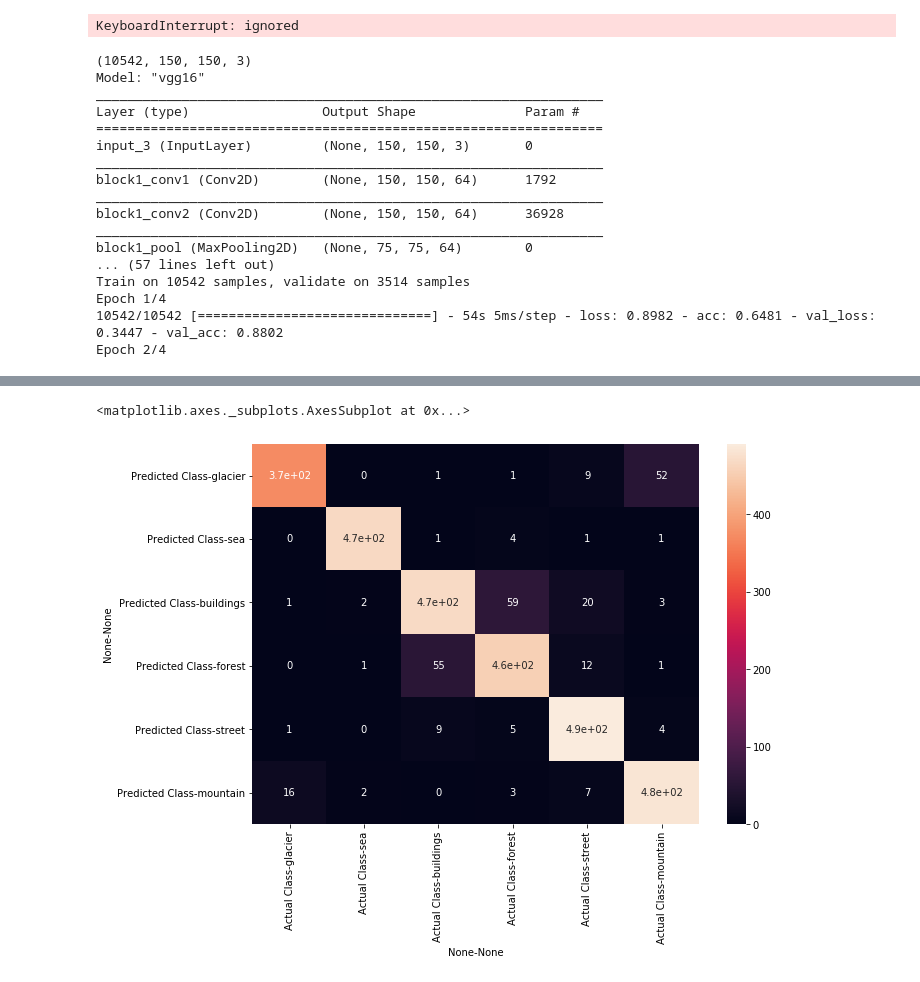
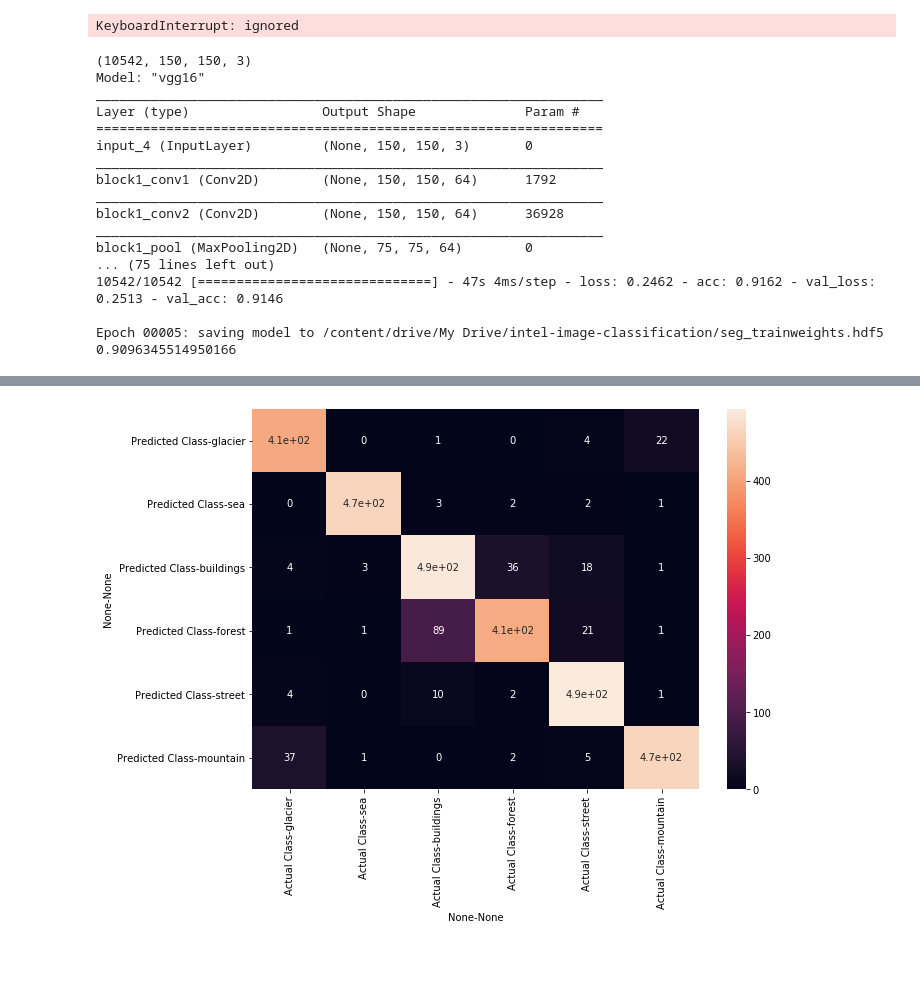
Before and after one commit to MilimaBwana/Intel-Image-Classification, a Jupyter notebook: intelModel.ipynb, the cells around one changed output, grey strips where cells are left out. Cells and saved outputs as stored; diff of their text form; code cells hidden in the pictures.

Commit message:
Update model

```diff
--- a/intelModel.ipynb
+++ b/intelModel.ipynb
@@ -230,9 +230,11 @@ def build_model():
     model.add(Dropout(0.5))
     '''
     # >90 % Acc with 2048, 0.4, 512, 0.4
-    model.add(Dense(1024, activation= 'relu'))
-    model.add(Dropout(0.3))
-    model.add(Dense(256, activation= 'relu'))
+    model.add(Dense(2048, activation= 'relu'))
+    #model.add(BatchNormalization())
+    model.add(Dropout(0.4))
+    model.add(Dense(512, activation= 'relu'))
+    #model.add(BatchNormalization())
     model.add(Dropout(0.4))
     model.add(Dense(num_classes, activation='softmax'))
     model.summary()
@@ -260,7 +262,7 @@ ytest = keras.utils.to_categorical(ytest)
 # Tensorboard and Checkpoints
 clear_folder(tb_log_dir)
 tensorboard = TensorBoard(log_dir=tb_log_dir)
-checkpoint = ModelCheckpoint(train_directory+ 'weights.hdf5', monitor='val_accuracy', verbose=1, save_best_only=True, mode='max')
+checkpoint = ModelCheckpoint(train_directory+ 'weights.hdf5', monitor='val_accuracy', verbose=1)
 
 # Training
 model = build_model()
@@ -268,7 +270,7 @@ optimizer = optimizers.Adam(lr=1e-5)
 # Labels are one hot encoded -> categorical crossentropy
 model.compile(loss="categorical_crossentropy", optimizer = optimizer, metrics=["accuracy"])
 #es = EarlyStopping(monitor='val_loss', mode='min', verbose=1)
-model.fit(xtrain, ytrain, epochs=4, batch_size=32, validation_data =(xval, yval), shuffle=True, callbacks=[tensorboard, checkpoint])
+model.fit(xtrain, ytrain, epochs=5, batch_size=32, validation_data =(xval, yval), shuffle=True, callbacks=[tensorboard, checkpoint])
 
 # Prediction
 prediction = model.predict(xtest)
@@ -296,15 +298,15 @@ Model: "vgg16"
 _________________________________________________________________
 Layer (type)                 Output Shape              Param #
 =================================================================
-input_3 (InputLayer)         (None, 150, 150, 3)       0
+input_4 (InputLayer)         (None, 150, 150, 3)       0
 _________________________________________________________________
 block1_conv1 (Conv2D)        (None, 150, 150, 64)      1792
 _________________________________________________________________
 block1_conv2 (Conv2D)        (None, 150, 150, 64)      36928
 _________________________________________________________________
 block1_pool (MaxPooling2D)   (None, 75, 75, 64)        0
-... (57 lines left out)
-Train on 10542 samples, validate on 3514 samples
-Epoch 1/4
-10542/10542 [==============================] - 54s 5ms/step - loss: 0.8982 - acc: 0.6481 - val_loss: 0.3447 - val_acc: 0.8802
-Epoch 2/4
+... (75 lines left out)
+10542/10542 [==============================] - 47s 4ms/step - loss: 0.2462 - acc: 0.9162 - val_loss: 0.2513 - val_acc: 0.9146
+
+Epoch 00005: saving model to /content/drive/My Drive/intel-image-classification/seg_trainweights.hdf5
+0.9096345514950166
@@ -317,5 +314,4 @@ Epoch 4/4
-<matplotlib.axes._subplots.AxesSubplot at 0x...>
-[figure, old version]
+[figure, new version]
 # %%
 '''# different pipeline needed, because reading images from google drive is really really slow
 train_datagen = ImageDataGenerator(
```
Also changed, not shown: parts of 1 cell of this notebook.
